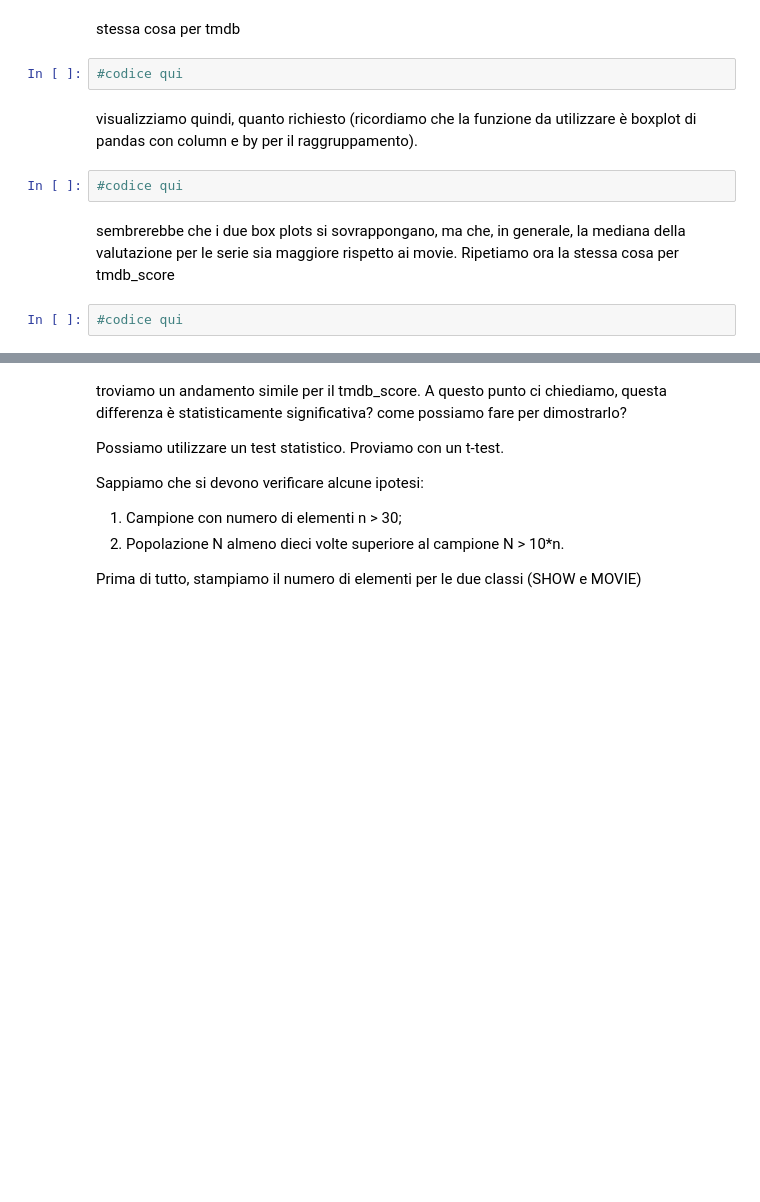
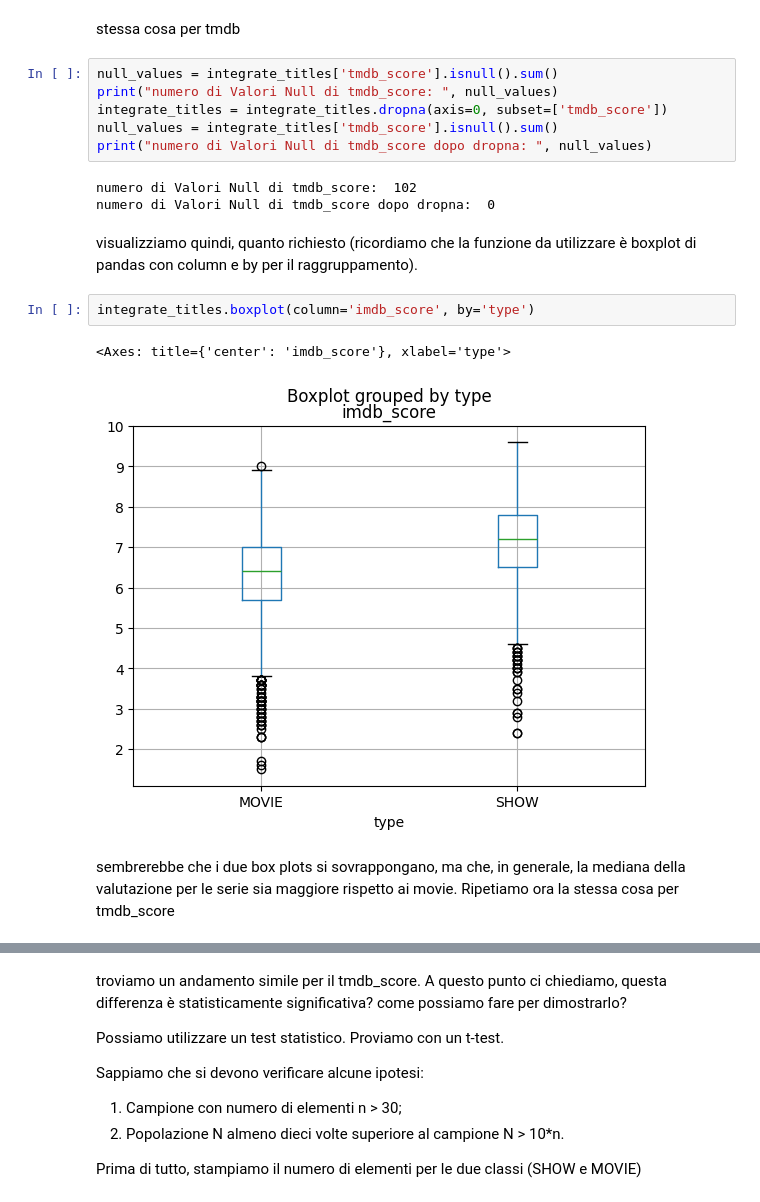
Before and after one commit to IosifPuha/ThirdLabDS, a Jupyter notebook: laboratorio_3.ipynb, the cells around one changed output, grey strips where cells are left out. Drawn from its saved outputs; the diff is of its cells as text; blank space fills up the shorter version.

```diff
--- a/laboratorio_3.ipynb
+++ b/laboratorio_3.ipynb
@@ -55,13 +58,21 @@ prima di tutto verifichiamo che non ci siano valori nulli, come fatto la scorsa
 # %% [markdown]
 stessa cosa per tmdb
-# %%
-#codice qui
+# %%
+null_values = integrate_titles['tmdb_score'].isnull().sum()
+print("numero di Valori Null di tmdb_score: ", null_values)
+integrate_titles = integrate_titles.dropna(axis=0, subset=['tmdb_score'])
+null_values = integrate_titles['tmdb_score'].isnull().sum()
+print("numero di Valori Null di tmdb_score dopo dropna: ", null_values)
+# %% [output]
+numero di Valori Null di tmdb_score:  102
+numero di Valori Null di tmdb_score dopo dropna:  0
 # %% [markdown]
 visualizziamo quindi, quanto richiesto (ricordiamo che la funzione da utilizzare è boxplot di pandas con column e by per il raggruppamento).
-# %%
-#codice qui
+# %%
+integrate_titles.boxplot(column='imdb_score', by='type')
+# %% [output]
+<Axes: title={'center': 'imdb_score'}, xlabel='type'>
+[figure, added]
 # %% [markdown]
 sembrerebbe che i due box plots si sovrappongano, ma che, in generale, la mediana della valutazione per le serie sia maggiore rispetto ai movie.
 Ripetiamo ora la stessa cosa per tmdb_score
-# %%
-#codice qui
```
Also changed, not shown: parts of 4 cells of this notebook.
